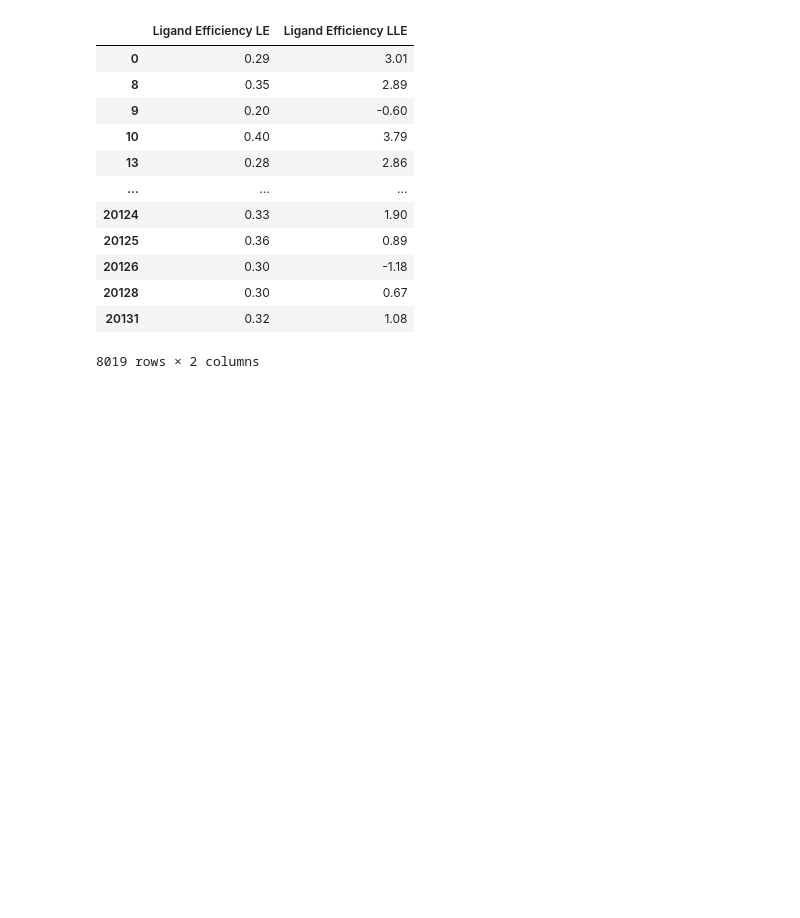
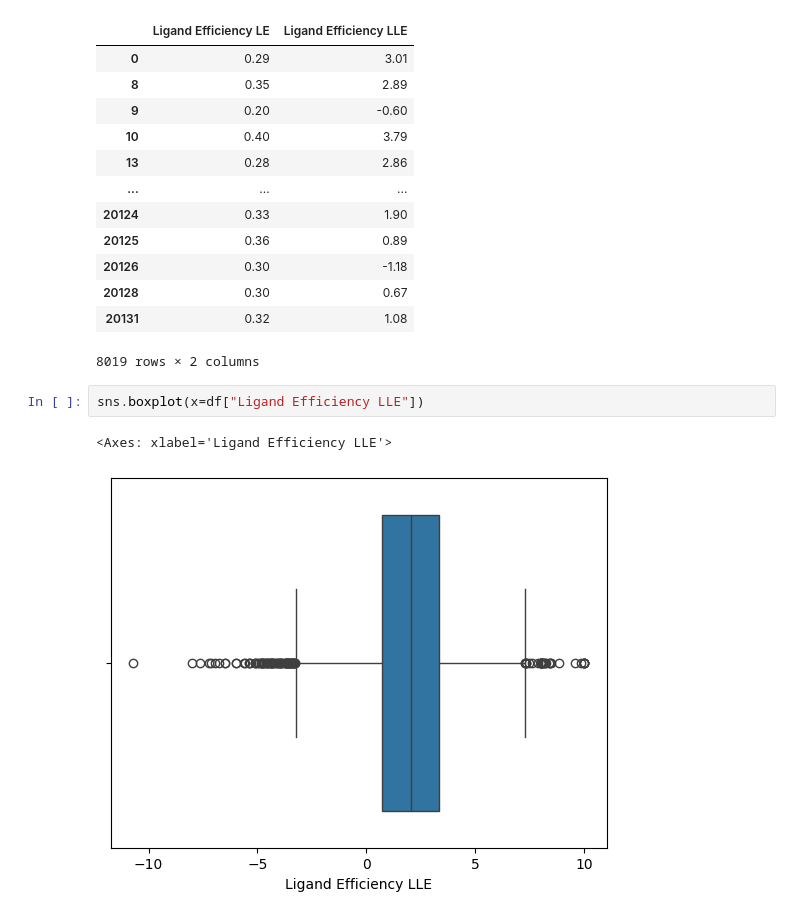
Before and after one commit to briskicedteaa/Scientific-Visualization-for-Computational-Biology, a Jupyter notebook: Distribution_Plots.ipynb, the cells around one changed output. Saved outputs shown, nothing was run; the diff lists cells and outputs as text; blank space fills up the shorter version.

```diff
--- a/Distribution_Plots.ipynb
+++ b/Distribution_Plots.ipynb
@@ -24,3 +24,8 @@ df
 | 20128 | 0.30 | 0.67 |
 | 20131 | 0.32 | 1.08 |
 8019 rows × 2 columns
+# %%
+sns.boxplot(x=df["Ligand Efficiency LLE"])
+# %% [output]
+<Axes: xlabel='Ligand Efficiency LLE'>
+[figure, added]
```
Also changed, not shown: parts of 1 cell of this notebook.
